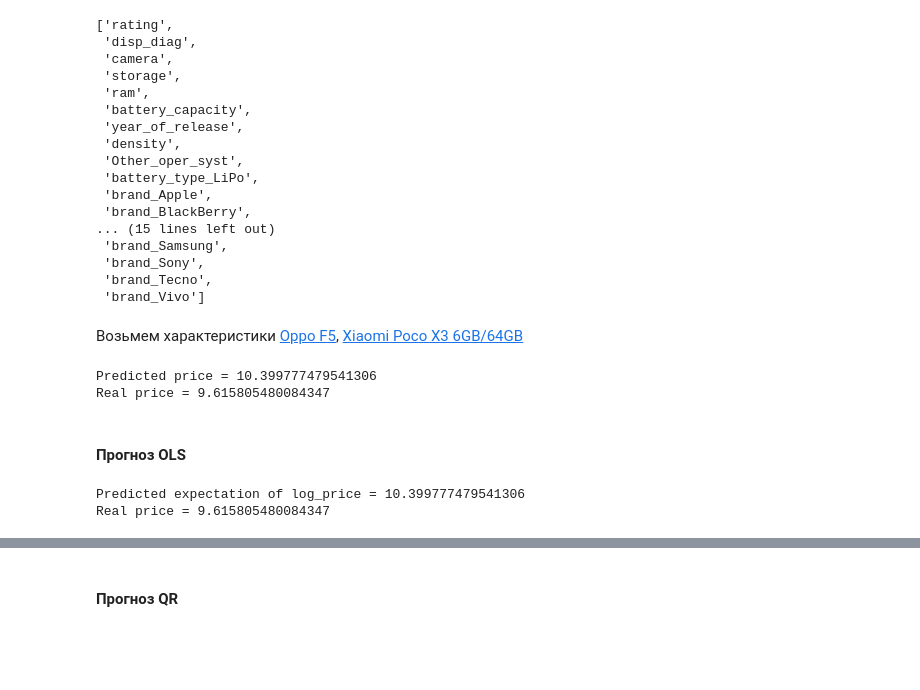
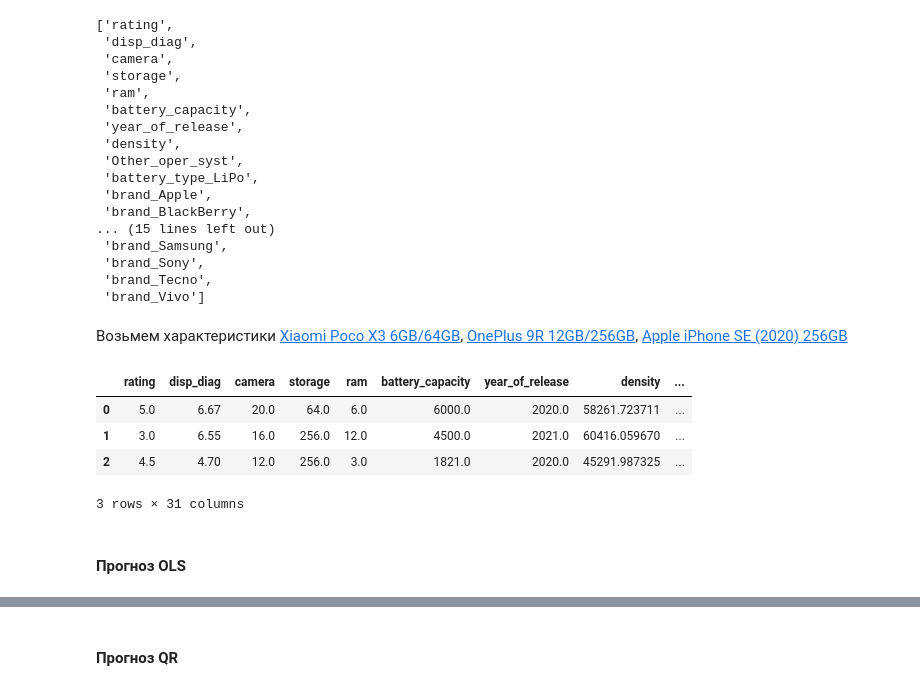
Before and after one commit to Dangerio/smartphone-price-analysis, a Jupyter notebook: Analysis/QuantileRegression&Forecasts.ipynb, the cells around one changed output, grey strips where cells are left out. Saved outputs shown, nothing was run; the diff lists cells and outputs as text; code cells hidden in the pictures; blank space fills up the shorter version.

```diff
--- a/Analysis/QuantileRegression.ipynb
+++ b/Analysis/QuantileRegression&Forecasts.ipynb
@@ -270,26 +270,26 @@ X_columns
  'brand_Vivo']
 # %%
 ols = smf.ols('log_price ~ ' + (' + '.join(X_columns)), data).fit().get_robustcov_results()
-# %% [markdown]
-Возьмем характеристики [Oppo F5](http://web.archive.org/web/20200928223441mp_/https://www.priceinkenya.com/product/oppo-f5), [Xiaomi Poco X3 6GB/64GB](http://web.archive.org/web/20211201100938mp_/https://www.priceinkenya.com/product/xiaomi-poco-x3-6gb64gb)
+# %% [markdown]
+Возьмем характеристики [Xiaomi Poco X3 6GB/64GB](http://web.archive.org/web/20211201100938mp_/https://www.priceinkenya.com/product/xiaomi-poco-x3-6gb64gb), [OnePlus 9R 12GB/256GB](http://web.archive.org/web/20210420125400mp_/https://www.priceinkenya.com/product/oneplus-9r-12gb256gb), [Apple iPhone SE (2020) 256GB](http://web.archive.org/web/20211024223817mp_/https://www.priceinkenya.com/product/apple-iphone-se-2020-256gb)
 # %%
 # specs_score = 62%
-oppo_char = np.array([[
-    4.4, 6.7, 10, 256, 8, 3300, 2017, 1080*2160 / (6.7)**2, 0, 0] + [0] * 21,
-    5, 6.67, 20, 64, 6, 6000, 2020, 1080*2160 / (6.7)**2, 0, 0] + [0] * 21,
+char = np.array([
+    [5, 6.67, 20, 64, 6, 6000, 2020, 1080*2400 / (6.67)**2, 0, 0] + [0] * 21,
+    [3, 6.55, 16, 256, 12, 4500, 2021, 1080*2400 / (6.55)**2, 0, 0] + [0] * 21,
+    [4.5, 4.7, 12, 256, 3, 1821, 2020, 750*1334 / (4.7)**2, 0, 0] + [0] * 21,
     ])
-oppo_char[-6] = 1
-logprice_true = np.log([15000])
-df_new = pd.DataFrame(oppo_char).T
+char[1, 24] = 1
+char[2, 10] = 1
+logprice_true = np.log([25499, 68999, 72000])
+df_new = pd.DataFrame(char)
 df_new.columns = X_columns.copy()
+df_new
 # %% [output]
+|  | rating | disp_diag | camera | storage | ram | battery_capacity | year_of_release | density | ... |
+| 0 | 5.0 | 6.67 | 20.0 | 64.0 | 6.0 | 6000.0 | 2020.0 | 58261.723711 | ... |
+| 1 | 3.0 | 6.55 | 16.0 | 256.0 | 12.0 | 4500.0 | 2021.0 | 60416.059670 | ... |
+| 2 | 4.5 | 4.70 | 12.0 | 256.0 | 3.0 | 1821.0 | 2020.0 | 45291.987325 | ... |
-Predicted price = 10.399777479541306
-Real price = 9.615805480084347
+3 rows × 31 columns
 # %% [markdown]
 #### Прогноз OLS
-# %%
-print('Predicted expectation of log_price =', ols.predict(df_new)[0])
-print('Real price =', logprice_true)
-# %% [output]
-Predicted expectation of log_price = 10.399777479541306
-Real price = 9.615805480084347
```
Also changed, not shown: parts of 5 cells of this notebook.
